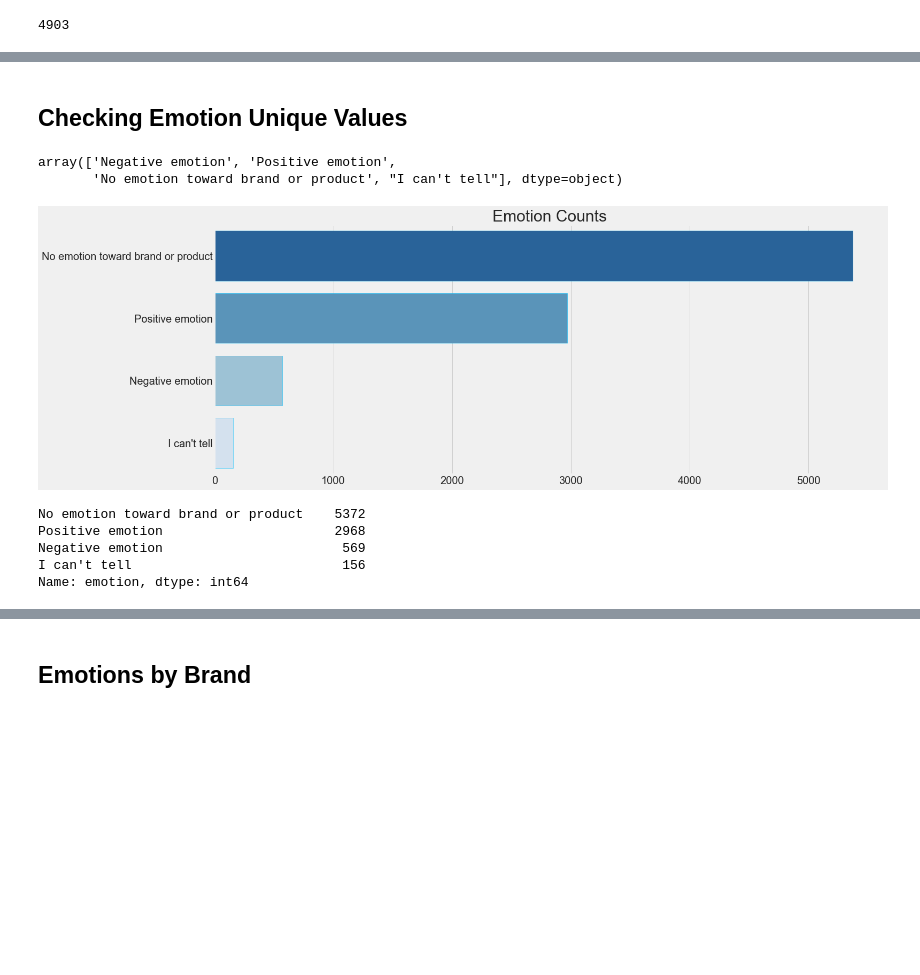
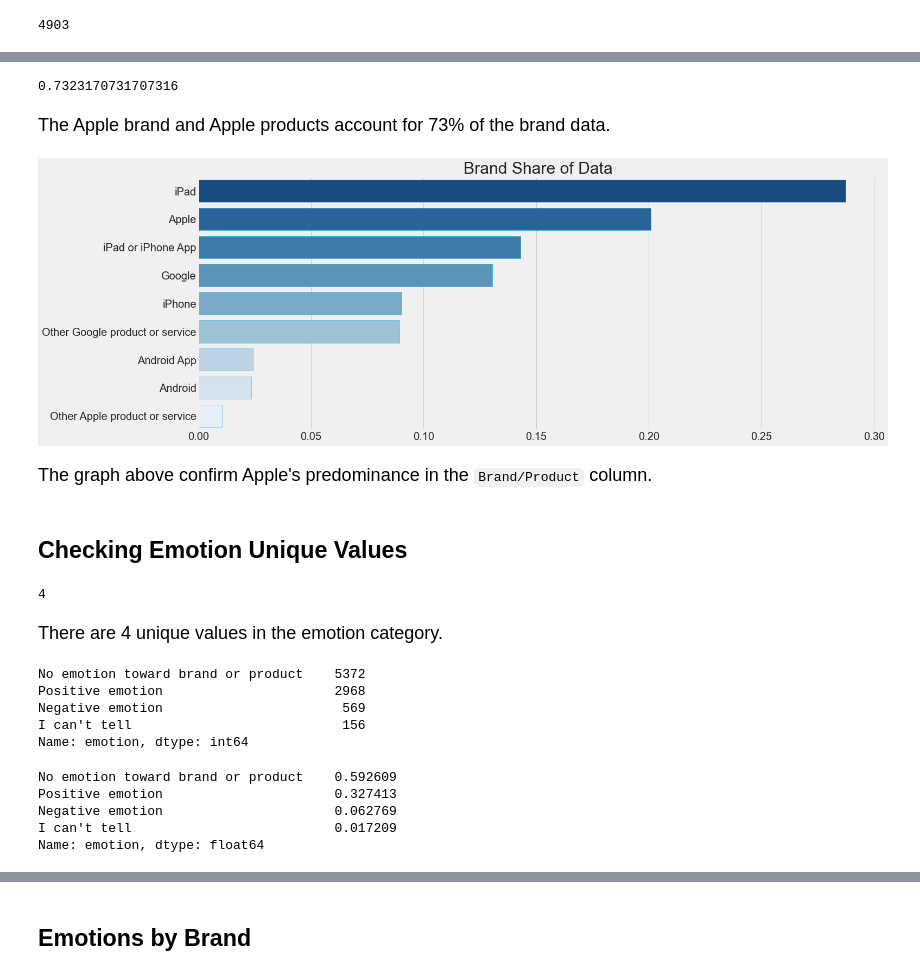
Before and after one commit to jeffreyhwatson/nlp_sentiment_project, a Jupyter notebook: notebooks/exploratory/prepro_experiments.ipynb, the cells around one changed output, grey strips where cells are left out. Cells and saved outputs as stored; diff of their text form; code cells hidden in the pictures; blank space fills up the shorter version.

Commit message:
clean & word_list fnx, freqdist plots

```diff
--- a/notebooks/exploratory/prepro_experiments.ipynb
+++ b/notebooks/exploratory/prepro_experiments.ipynb
@@ -482,14 +484,27 @@ df.brand_product.isna().sum()
+# %%
+idx = [0, 1, 2, 4, 8]
+sum = 0
+for i in idx:
+    sum += df.brand_product.value_counts(normalize=True)[i]
+sum
+# %% [output]
+0.7323170731707316
+# %% [markdown]
+<font size="4">The Apple brand and Apple products account for 73% of the brand data.</font>
+# %%
+vz.brand_freqs(df)
+# %% [output]
+[figure, added]
+# %% [markdown]
+<font size="4"> The graph above confirm Apple's predominance in the `Brand/Product` column. </font>
 # %% [markdown]
 ## Checking Emotion Unique Values
 # %%
-df.emotion.unique()
+len(df.emotion.unique())
 # %% [output]
-array(['Negative emotion', 'Positive emotion',
-       'No emotion toward brand or product', "I can't tell"], dtype=object)
+4
-# %%
-vz.emotion_counts(df)
-# %% [output]
-[figure, old version]
+# %% [markdown]
+<font size="4">There are 4 unique values in the emotion category.</font>
 # %%
 df.emotion.value_counts()
 # %% [output]
@@ -498,3 +513,11 @@ Positive emotion                      2968
 Negative emotion                       569
 I can't tell                           156
 Name: emotion, dtype: int64
+# %%
+df.emotion.value_counts(normalize=True)
+# %% [output]
+No emotion toward brand or product    0.592609
+Positive emotion                      0.327413
+Negative emotion                      0.062769
+I can't tell                          0.017209
+Name: emotion, dtype: float64
```
Also changed, not shown: parts of 46 cells of this notebook, 2 other files.
